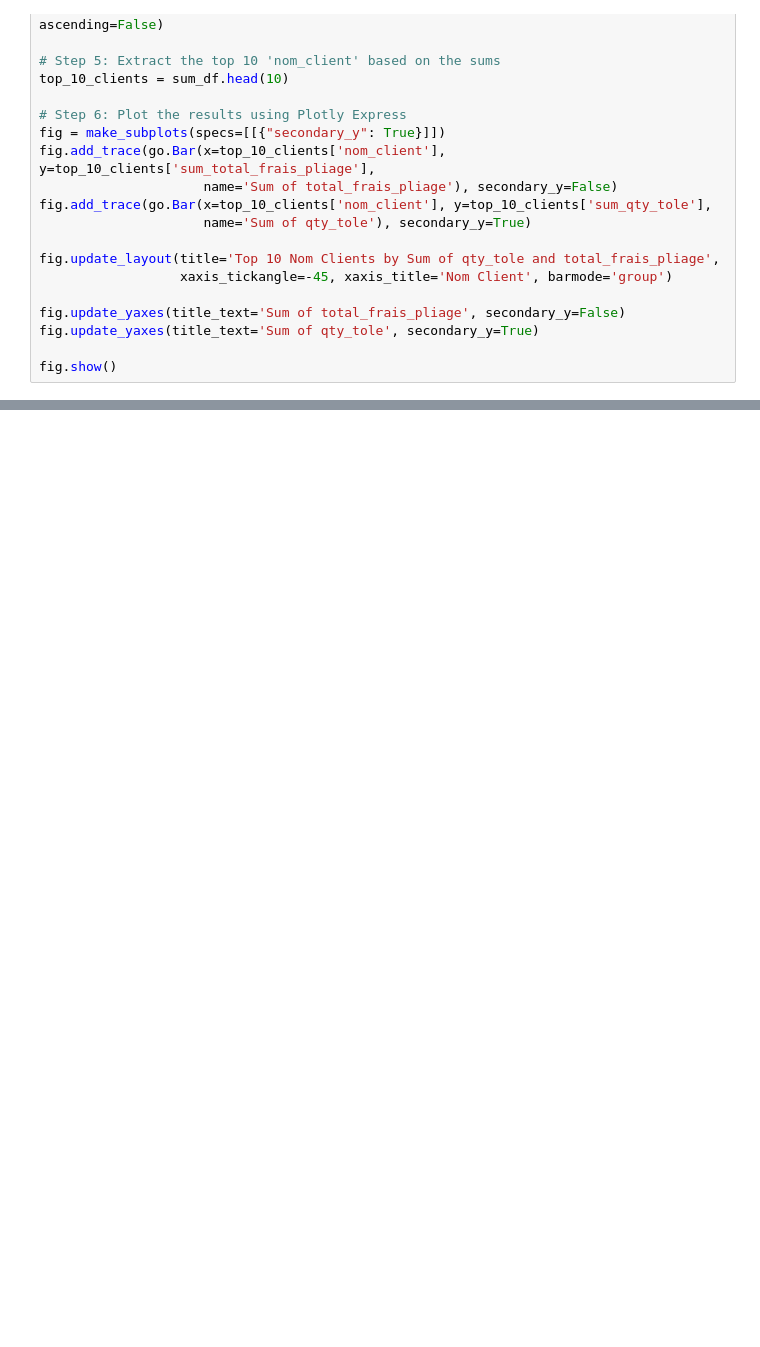
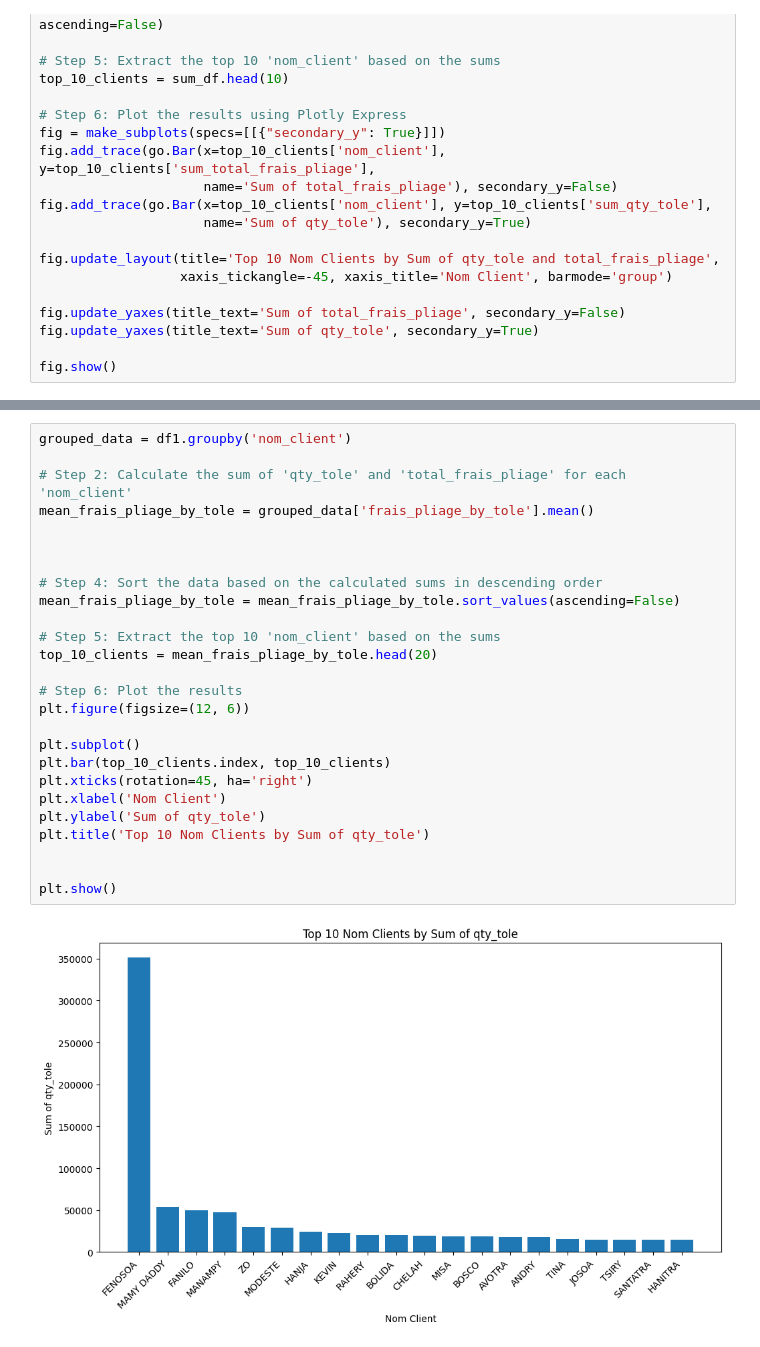
Before and after one commit to fav007/plitech, a Jupyter notebook: data_analysis.ipynb, the cells around one changed output, grey strips where cells are left out. Drawn from its saved outputs; the diff is of its cells as text; blank space fills up the shorter version.

```diff
--- a/data_analysis.ipynb
+++ b/data_analysis.ipynb
@@ -232 +217,29 @@ BOLIDA       1
 Name: count, dtype: int64
+# %%
+grouped_data = df1.groupby('nom_client')
+
+# Step 2: Calculate the sum of 'qty_tole' and 'total_frais_pliage' for each 'nom_client'
+mean_frais_pliage_by_tole = grouped_data['frais_pliage_by_tole'].mean()
+
+
+
+# Step 4: Sort the data based on the calculated sums in descending order
+mean_frais_pliage_by_tole = mean_frais_pliage_by_tole.sort_values(ascending=False)
+
+# Step 5: Extract the top 10 'nom_client' based on the sums
+top_10_clients = mean_frais_pliage_by_tole.head(20)
+
+# Step 6: Plot the results
+plt.figure(figsize=(12, 6))
+
+plt.subplot()
+plt.bar(top_10_clients.index, top_10_clients)
+plt.xticks(rotation=45, ha='right')
+plt.xlabel('Nom Client')
+plt.ylabel('Sum of qty_tole')
+plt.title('Top 10 Nom Clients by Sum of qty_tole')
+
+
+plt.show()
+# %% [output]
+[figure, added]
```
Also changed, not shown: parts of 34 cells of this notebook, 5 other files.
